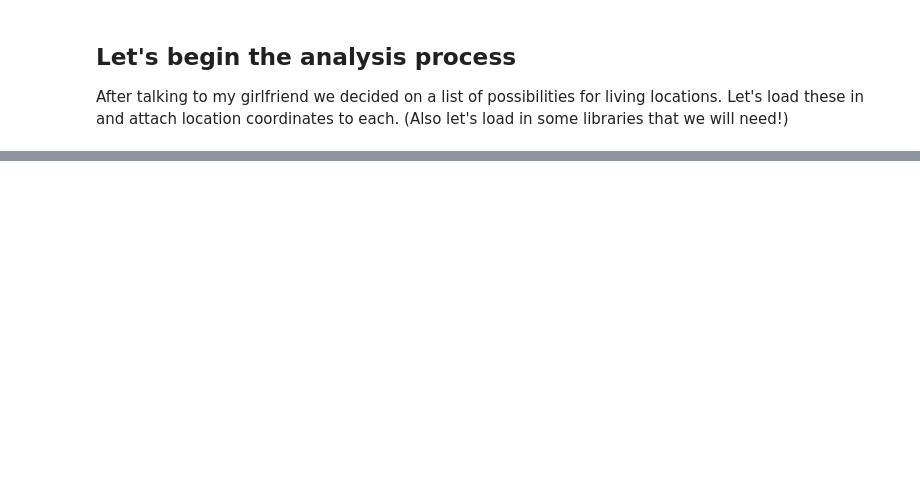
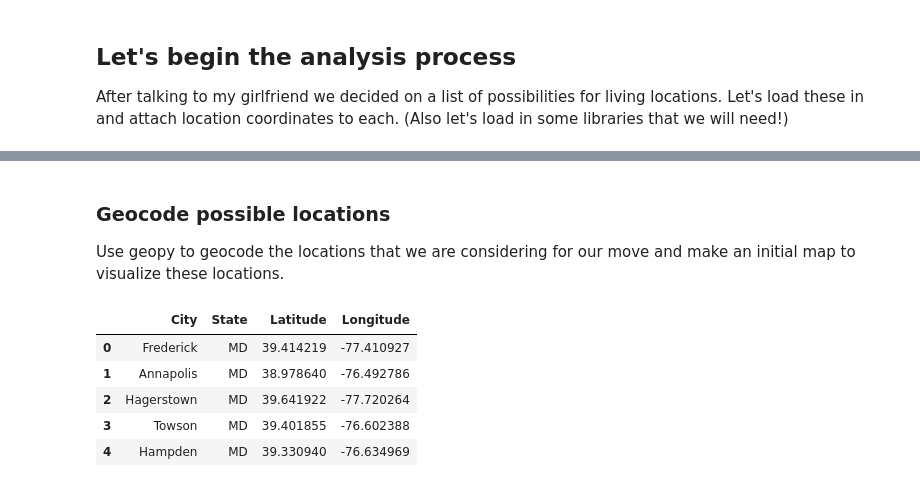
Before and after one commit to BradenSmolko/Coursera_Capstone, a Jupyter notebook: Coursera_Capstone.ipynb, the cells around one changed output, grey strips where cells are left out. Drawn from its saved outputs; the diff is of its cells as text; code cells hidden in the pictures; blank space fills up the shorter version.

Commit message:
Locations geocoded and mapped

```diff
--- a/Coursera_Capstone.ipynb
+++ b/Coursera_Capstone.ipynb
@@ -72,0 +54,5 @@ for postal_code in df['Postal Code']:
+# %%
+# Load in the Possible Locations Table from the repository
+df_url = 'https://raw.githubusercontent.com/BradenSmolko/Coursera_Capstone/master/PossibleLocations.csv'
+locations_df = pd.read_csv(df_url)
+locations_df.head()
@@ -72,0 +66,38 @@ for postal_code in df['Postal Code']:
+# %% [markdown]
+### Geocode possible locations
+Use geopy to geocode the locations that we are considering for our move and make an initial map to visualize these locations.
+# %%
+# Use geopy's geocoder to acquire coordinates of cities
+
+geolocator = Nominatim(user_agent = "capstone_project")
+latitudes = []
+longitudes = []
+
+for city, state in zip(locations_df['City'], locations_df['State']):
+    city_lat = None
+    city_lng = None
+
+    location = geolocator.geocode('{}, {}'.format(city, state))
+    try:
+        city_lat = location.latitude
+        city_lng = location.longitude
+    except:
+        city_lat = None
+        city_lat = None
+        print('Error occured with {}, {}'.format(city, state))
+
+    latitudes.append(city_lat)
+    longitudes.append(city_lng)
+# %%
+# Add the coordinates to the locations_df
+locations_df['Latitude'] = latitudes
+locations_df['Longitude'] = longitudes
+
+locations_df.head()
+# %% [output]
+|  | City | State | Latitude | Longitude |
+| 0 | Frederick | MD | 39.414219 | -77.410927 |
+| 1 | Annapolis | MD | 38.978640 | -76.492786 |
+| 2 | Hagerstown | MD | 39.641922 | -77.720264 |
+| 3 | Towson | MD | 39.401855 | -76.602388 |
+| 4 | Hampden | MD | 39.330940 | -76.634969 |
```
Also changed, not shown: parts of 6 cells of this notebook.
